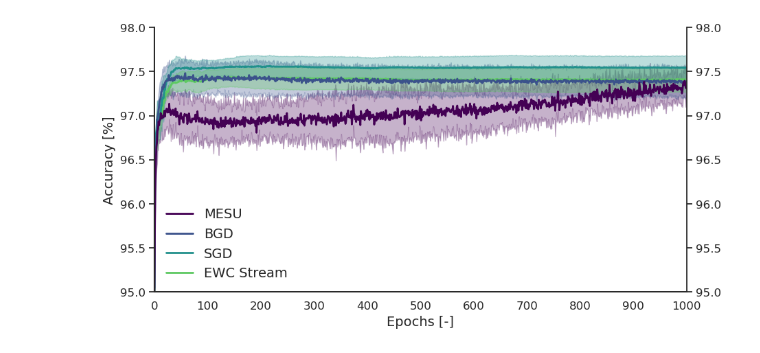
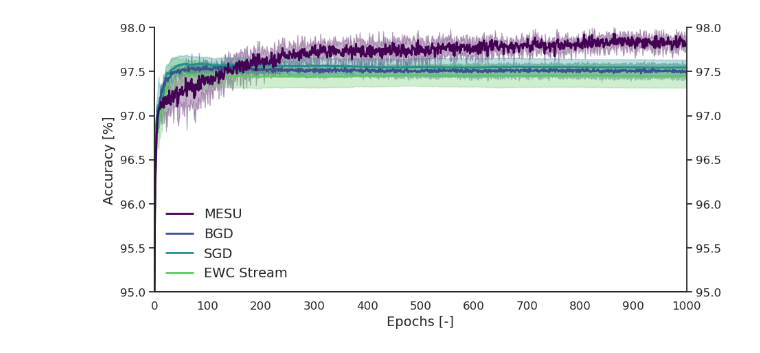
Before and after one commit to kellian-cottart/mesu-pmnist, a Jupyter notebook: figures-mnist-ood.ipynb, the cells around one changed output. Cells and saved outputs as stored; diff of their text form; code cells hidden in the pictures.

```diff
--- a/figures-mnist-ood.ipynb
+++ b/figures-mnist-ood.ipynb
@@ -112,32 +126,32 @@ plt.close()
 # %%
 sns.set_theme(style="white")
 fig, ax = plt.subplots(figsize=(10, 5))
 for i, alg, name in zip(range(len(data)), data, names):
     full_acc = alg[0]*100
-    full_acc_mean = jnp.mean(full_acc, axis=0)[:, 0]
-    full_acc_std = jnp.std(full_acc, axis=0)[:, 0]
+    full_acc_mean = jnp.mean(full_acc, axis=0)[:, 0, 0]
+    full_acc_std = jnp.std(full_acc, axis=0)[:, 0, 0]
     sns.lineplot(x=jnp.arange(n_epochs), y=full_acc_mean, ax=ax, label=name, color=colormap(i), linewidth=2, zorder = 10 - i)
     ax.fill_between(jnp.arange(n_epochs), full_acc_mean - full_acc_std, full_acc_mean + full_acc_std, color=colormap(i), alpha=0.3)
 ax.set_xlabel("Epochs [-]", fontsize=FONTSIZE)
 ax.set_ylabel("Accuracy [%]", fontsize=FONTSIZE)
 ax.set_xticks(jnp.arange(0, n_epochs+1, 100))
 ax.tick_params(axis='both', which='major', labelsize=TICKSIZE)
 ax.legend(loc="lower left", fontsize=FONTSIZE, frameon=False)
 ax.spines['top'].set_visible(False)
 ax.spines['right'].set_visible(False)
 ax2 = ax.twinx()
 ax2.tick_params(axis='both', which='major', labelsize=TICKSIZE)
 ax2.spines['top'].set_visible(False)
 ax.set_xlim(0, n_epochs)
 ax.set_ylim(95, 98)
 ax2.set_ylim(95, 98)
 plt.show()
 # savefig as pdf
 fig.savefig(os.path.join(FOLDER, "mnist-acc.svg"), bbox_inches="tight")
 fig.savefig(os.path.join(FOLDER, "mnist-acc.pdf"), bbox_inches="tight")
 plt.close()
 # %% [output]
-[figure, old version]
+[figure, new version]
 # %%
 fig, ax = plt.subplots(figsize=(10, 5))
 colormap = plt.cm.get_cmap("viridis", len(data)+1)
```
Also changed, not shown: parts of 6 cells of this notebook, 3 other files.
